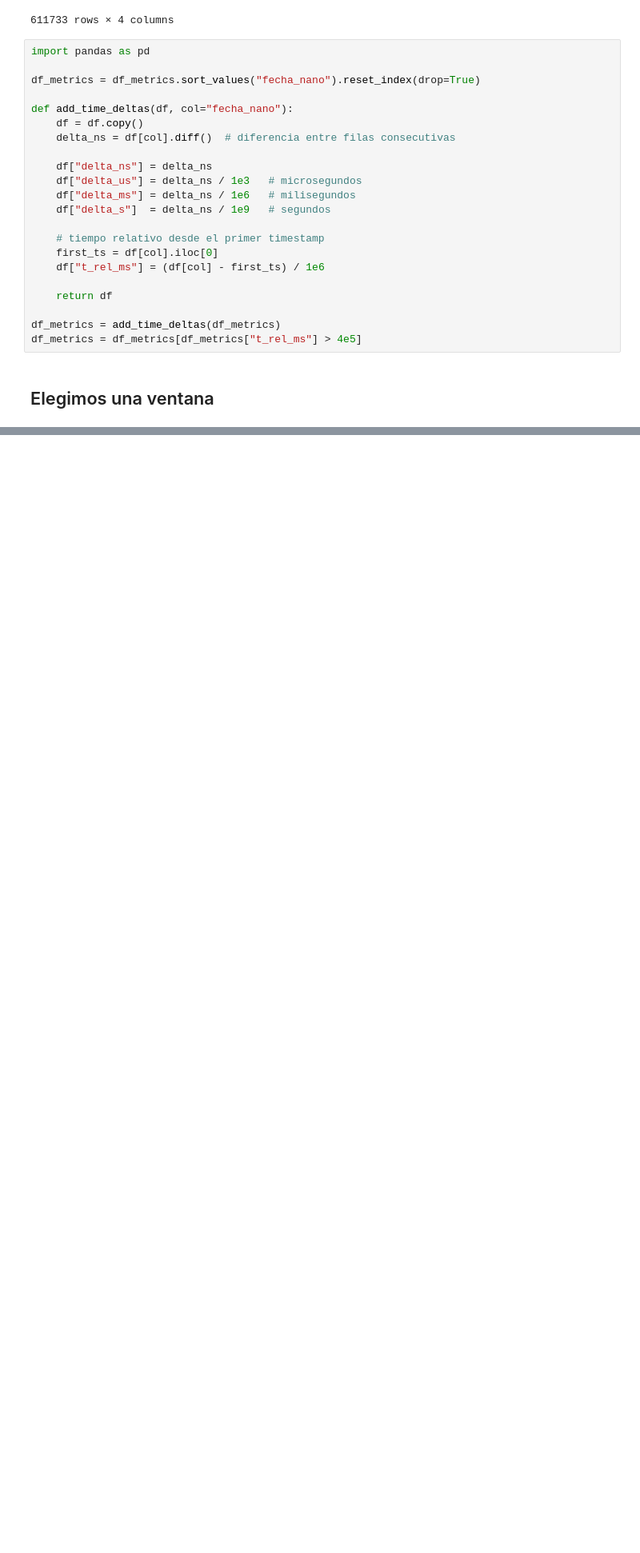
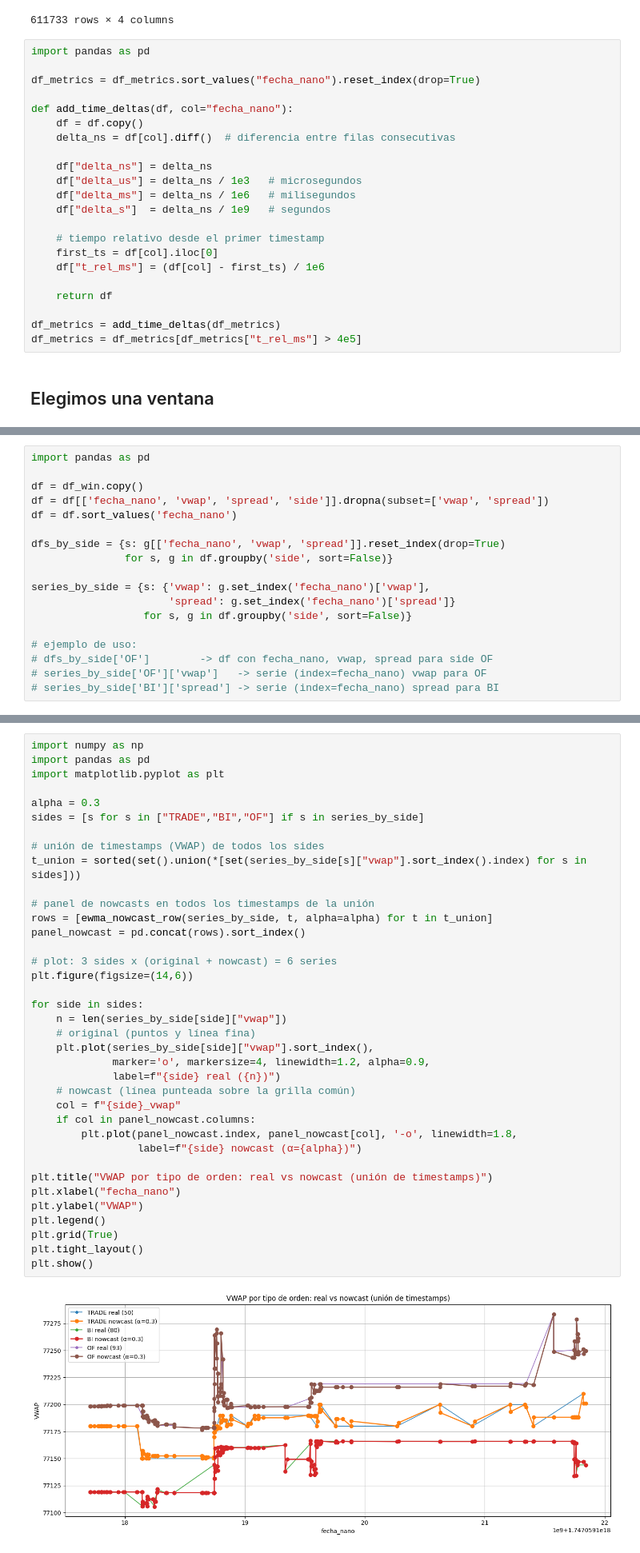
Before and after one commit to lucasbaezmiranda/prob_forecasting_merval, a Jupyter notebook: eda_1.ipynb, the cells around one changed output, grey strips where cells are left out. Shown: that part at 80% size. Cells and saved outputs as stored; diff of their text form; blank space fills up the shorter version.

```diff
--- a/eda_1.ipynb
+++ b/eda_1.ipynb
@@ -532,0 +240,18 @@ RMSE 1-step en validación por variable: [0.9036 0.924  0.6959]
+# %%
+import pandas as pd
+
+df = df_win.copy()
+df = df[['fecha_nano', 'vwap', 'spread', 'side']].dropna(subset=['vwap', 'spread'])
+df = df.sort_values('fecha_nano')
+
+dfs_by_side = {s: g[['fecha_nano', 'vwap', 'spread']].reset_index(drop=True)
+               for s, g in df.groupby('side', sort=False)}
+
+series_by_side = {s: {'vwap': g.set_index('fecha_nano')['vwap'],
+                      'spread': g.set_index('fecha_nano')['spread']}
+                  for s, g in df.groupby('side', sort=False)}
+
+# ejemplo de uso:
+# dfs_by_side['OF']        -> df con fecha_nano, vwap, spread para side OF
+# series_by_side['OF']['vwap']   -> serie (index=fecha_nano) vwap para OF
+# series_by_side['BI']['spread'] -> serie (index=fecha_nano) spread para BI
@@ -532,0 +286,39 @@ RMSE 1-step en validación por variable: [0.9036 0.924  0.6959]
+# %%
+import numpy as np
+import pandas as pd
+import matplotlib.pyplot as plt
+
+alpha = 0.3
+sides = [s for s in ["TRADE","BI","OF"] if s in series_by_side]
+
+# unión de timestamps (VWAP) de todos los sides
+t_union = sorted(set().union(*[set(series_by_side[s]["vwap"].sort_index().index) for s in sides]))
+
+# panel de nowcasts en todos los timestamps de la unión
+rows = [ewma_nowcast_row(series_by_side, t, alpha=alpha) for t in t_union]
+panel_nowcast = pd.concat(rows).sort_index()
+
+# plot: 3 sides x (original + nowcast) = 6 series
+plt.figure(figsize=(14,6))
+
+for side in sides:
+    n = len(series_by_side[side]["vwap"])
+    # original (puntos y línea fina)
+    plt.plot(series_by_side[side]["vwap"].sort_index(),
+             marker='o', markersize=4, linewidth=1.2, alpha=0.9,
+             label=f"{side} real ({n})")
+    # nowcast (línea punteada sobre la grilla común)
+    col = f"{side}_vwap"
+    if col in panel_nowcast.columns:
+        plt.plot(panel_nowcast.index, panel_nowcast[col], '-o', linewidth=1.8,
+                 label=f"{side} nowcast (α={alpha})")
+
+plt.title("VWAP por tipo de orden: real vs nowcast (unión de timestamps)")
+plt.xlabel("fecha_nano")
+plt.ylabel("VWAP")
+plt.legend()
+plt.grid(True)
+plt.tight_layout()
+plt.show()
+# %% [output]
+[figure, added]
```
Also changed, not shown: parts of 10 cells of this notebook.
